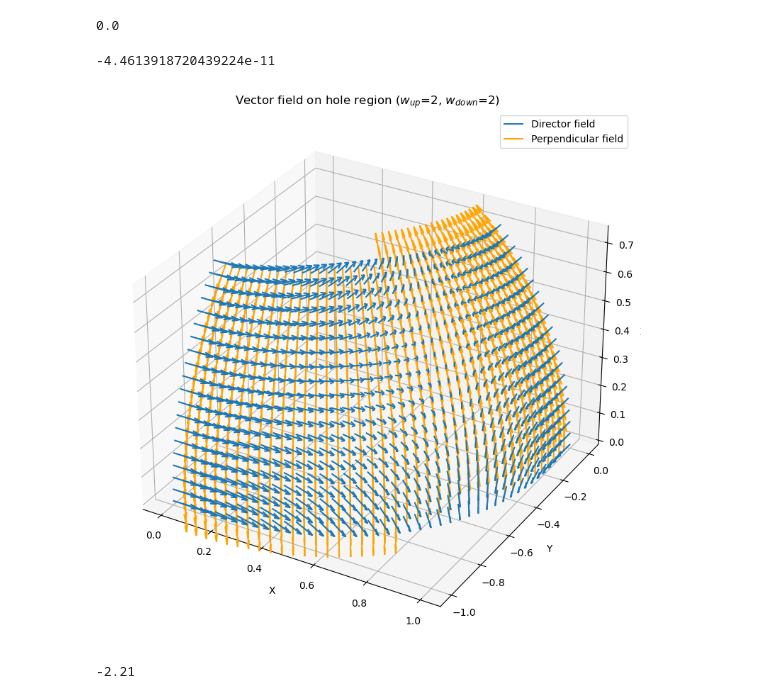
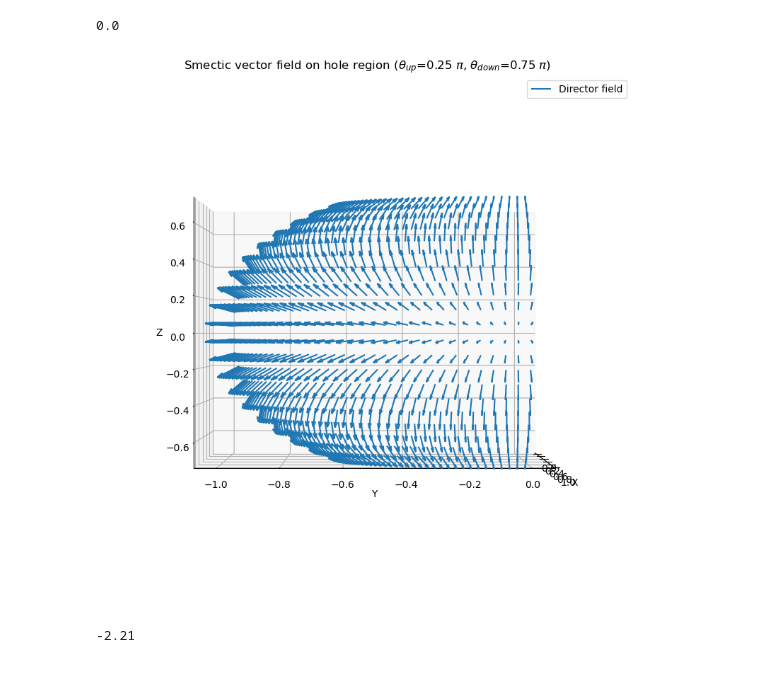
Before and after one commit to Chayush123/MasterThesis, a Jupyter notebook: 3d charge calculation.ipynb, the cells around one changed output. Saved outputs shown, nothing was run; the diff lists cells and outputs as text; code cells hidden in the pictures.

```diff
--- a/3d charge calculation.ipynb
+++ b/3d charge calculation.ipynb
@@ -271,8 +284,7 @@ plot_vector_field(angle=np.pi/2, winding=2)
 # %% [markdown]
 # Region with a hole
 # %%
-# RESTORED: Director field function for hole configuration
-def nhat_for_hole(X, thetaup, thetadown, wup, wdown) -> np.ndarray:
+def nhat_for_hole(X, thetaup, thetadown, wup, wdown, smectic_case=False) -> np.ndarray:
     """Returns the director n at point X on the unit sphere for a hole.
     Args:
         X (np.ndarray): A 3D point on the unit sphere.
@@ -283,5 +295,8 @@ def nhat_for_hole(X, thetaup, thetadown, wup, wdown) -> np.ndarray:
         Returns:
         n = (th(X)- thetadown) * ncone(X, wup) + (thetaup - th(X)) * ncone(X, wdown)
         """
-    n = (th(X)- thetadown) * ncone(X, wup) + (thetaup - th(X)) * ncone(X, wdown)
+    if smectic_case:
+        n = - (th(X) - thetaup) * (th(X) - np.mean([thetaup,thetadown])) * smectic_director(X) + (th(X) - thetadown) * (th(X) - np.mean([thetaup,thetadown])) * smectic_director(X) + (th(X) - thetadown) * (thetaup - th(X)) * vr(X)
+    else:
+        n = (th(X)- thetadown) * ncone(X, wup) + (thetaup - th(X)) * ncone(X, wdown)
     return n / np.linalg.norm(n)
@@ -359,11 +382,9 @@ def charge_for_hole(thetaup=np.pi/4, thetadown=np.pi/2, wup=0, wdown=0):
 wup = 2
 wdown = 2
 
-charge_for_hole(thetaup=np.pi/5,thetadown=np.pi/2,wup=wup, wdown=wdown)[0]
+smecticmiddle = charge_for_hole(thetaup=np.pi/4,thetadown=3*np.pi/4,wup=wup, wdown=wdown,smectic_case=True)[0]
-# %% [output]
--4.4613918720439224e-11
 # %%
-def plot_hole_vector_field(wup=1, wdown=3, thetaup=np.pi/4, thetadown=np.pi/2):
+def plot_hole_vector_field(wup=1, wdown=3, thetaup=np.pi/4, thetadown=np.pi/2, smectic_case=False):
     """
     Plot the vector field nhat on the hole region
     """
@@ -386,7 +407,7 @@ def plot_hole_vector_field(wup=1, wdown=3, thetaup=np.pi/4, thetadown=np.pi/2):
     for i in range(X.shape[0]):
         for j in range(X.shape[1]):
             pt = np.array([X[i, j], Y[i, j], Z[i, j]])
-            n = nhat_for_hole(pt, thetaup, thetadown, wup, wdown)
+            n = nhat_for_hole(pt, thetaup, thetadown, wup, wdown,smectic_case)
             U[i, j], V[i, j], W[i, j] = n
 
     # Create 3D plot
@@ -415,21 +436,26 @@ def plot_hole_vector_field(wup=1, wdown=3, thetaup=np.pi/4, thetadown=np.pi/2):
     mid_Y = Y + 0.5 * V * 0.1
     mid_Z = Z + 0.5 * W * 0.1
 
-    ax.quiver(mid_X, mid_Y, mid_Z, U_perp, V_perp, W_perp,
-              length=0.1, normalize=True, color='orange', label='Perpendicular field')
+    # ax.quiver(mid_X, mid_Y, mid_Z, U_perp, V_perp, W_perp,
+    #           length=0.1, normalize=True, color='orange', label='Perpendicular field')
 
     ax.set_xlabel('X')
     ax.set_ylabel('Y')
     ax.set_zlabel('Z')
-    ax.set_title(rf'Vector field on hole region ($w_{{up}}$={wup}, $w_{{down}}$={wdown})')
+    if smectic_case:
+        ax.set_title(rf'Smectic vector field on hole region ($\theta_{{up}}$={thetaup/np.pi} $\pi$, $\theta_{{down}}$={thetadown/np.pi} $\pi$)')
+    else:
+        ax.set_title(rf'Vector field on hole region ($w_{{up}}$={wup}, $w_{{down}}$={wdown})')
     ax.legend()
+
+    ax.view_init(elev=0, azim=0)
 
     plt.tight_layout()
     plt.show()
 # %%
-plot_hole_vector_field(wup, wdown, thetaup=np.pi/4, thetadown=np.pi/2)
+plot_hole_vector_field(wup, wdown, thetaup=np.pi/4, thetadown=3 * np.pi/4, smectic_case=True)
 # %% [output]
-[figure, old version]
+[figure, new version]
 # %%
 def integrand_radial_field(point):
 
```
Also changed, not shown: parts of 20 cells of this notebook.
